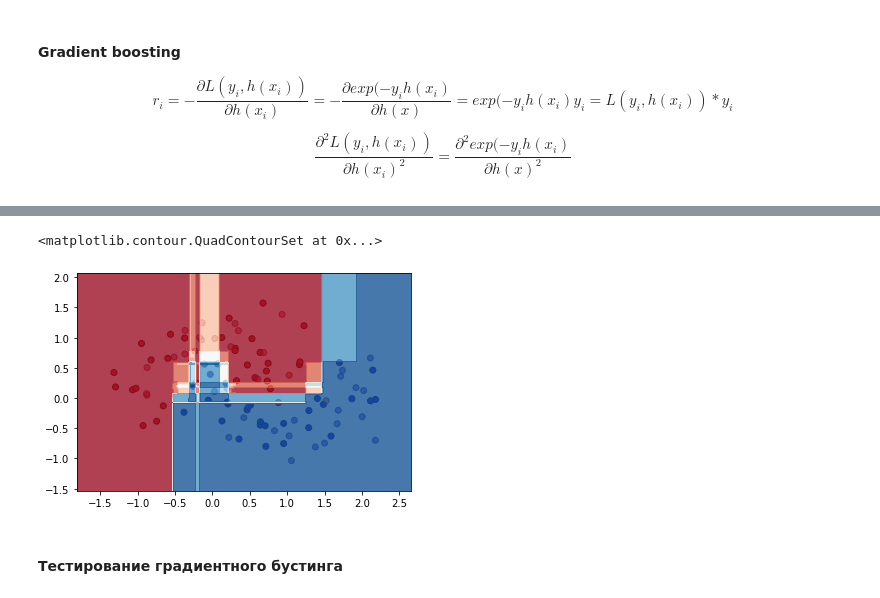
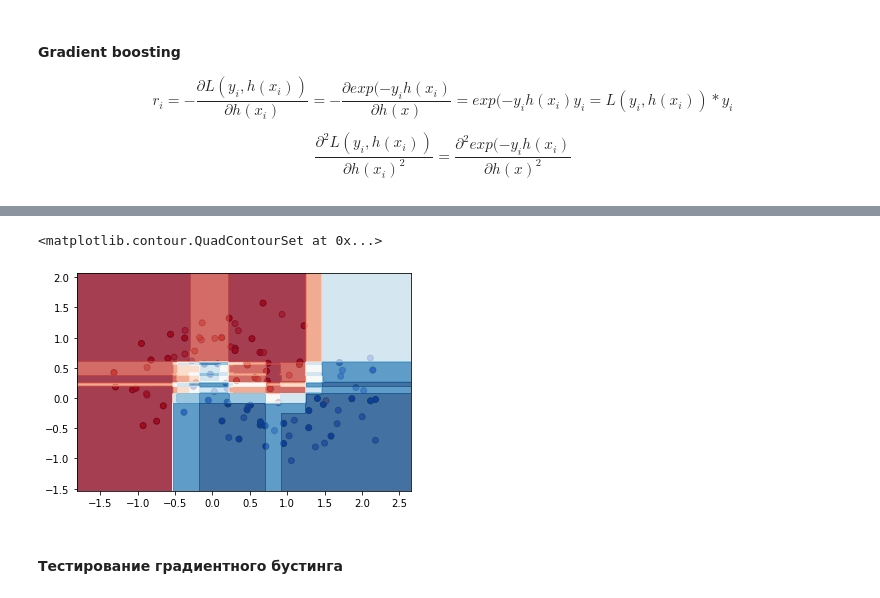
Before and after one commit to DaniilBoiko/Technosphere-2, a Jupyter notebook: unit-1/2/Boosting.ipynb, the cells around one changed output, grey strips where cells are left out. Saved outputs shown, nothing was run; the diff lists cells and outputs as text; code cells hidden in the pictures.

```diff
--- a/unit-1/2/Boosting.ipynb
+++ b/unit-1/2/Boosting.ipynb
@@ -235,9 +169,9 @@ DecisionTreeRegressor(max_depth=5)
 # %%
 %time
 
-regr_3 = Tree(depth=2, scorer='friedman_mse')
+regr_3 = Tree(depth=2)
 regr_3.fit(X, y)
 
-regr_4 = Tree(depth=5, scorer='friedman_mse')
+regr_4 = Tree(depth=5)
 regr_4.fit(X, y)
 # %% [output]
@@ -404,24 +305,24 @@ xx, yy = np.meshgrid(np.arange(x_min, x_max, h),
 # %%
 cm = plt.cm.RdBu
 cm_bright = ListedColormap(['#FF0000', '#0000FF'])
 ax = plt.subplot(111)
 ax.scatter(X_train[:, 0], X_train[:, 1], c=y_train, cmap=cm_bright,
            edgecolors='k')
 ax.scatter(X_test[:, 0], X_test[:, 1], c=y_test, cmap=cm_bright, alpha=0.6,
            edgecolors='k')
 ax.set_xlim(xx.min(), xx.max())
 ax.set_ylim(yy.min(), yy.max())
 
-clf = GradientBoosting(150, 3, 0.1, 1000)
+clf = GradientBoosting(50, 3, 0.1)
 clf.fit(X_train, y_train, X_test, y_test)
 
 Z = clf.predict_proba(np.c_[xx.ravel(), yy.ravel()])
 
 Z = (Z.reshape(xx.shape)+1)/2
 ax.contourf(xx, yy, Z, cmap=cm, alpha=.8)
 # %% [output]
 <matplotlib.contour.QuadContourSet at 0x...>
-[figure, old version]
+[figure, new version]
 # %% [markdown]
 #### Тестирование градиентного бустинга
 # %%
```
Also changed, not shown: parts of 20 cells of this notebook.
